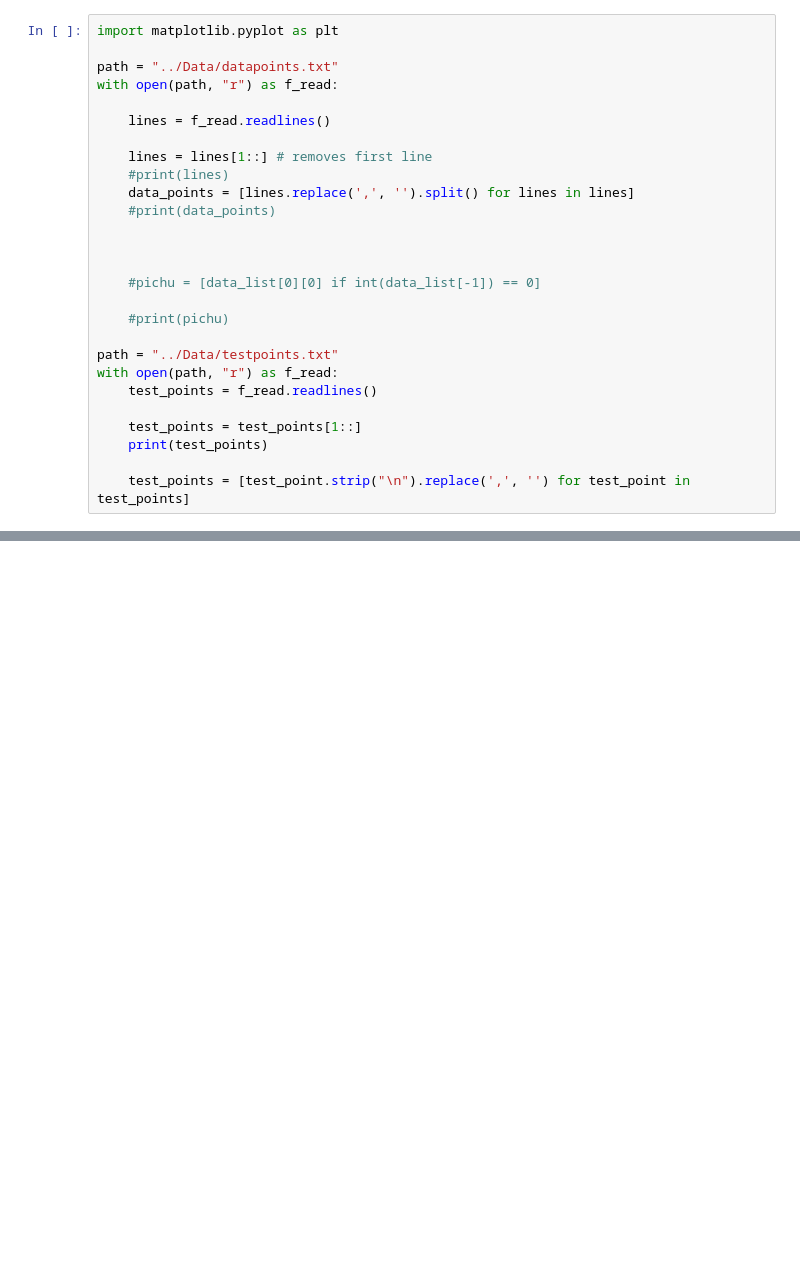
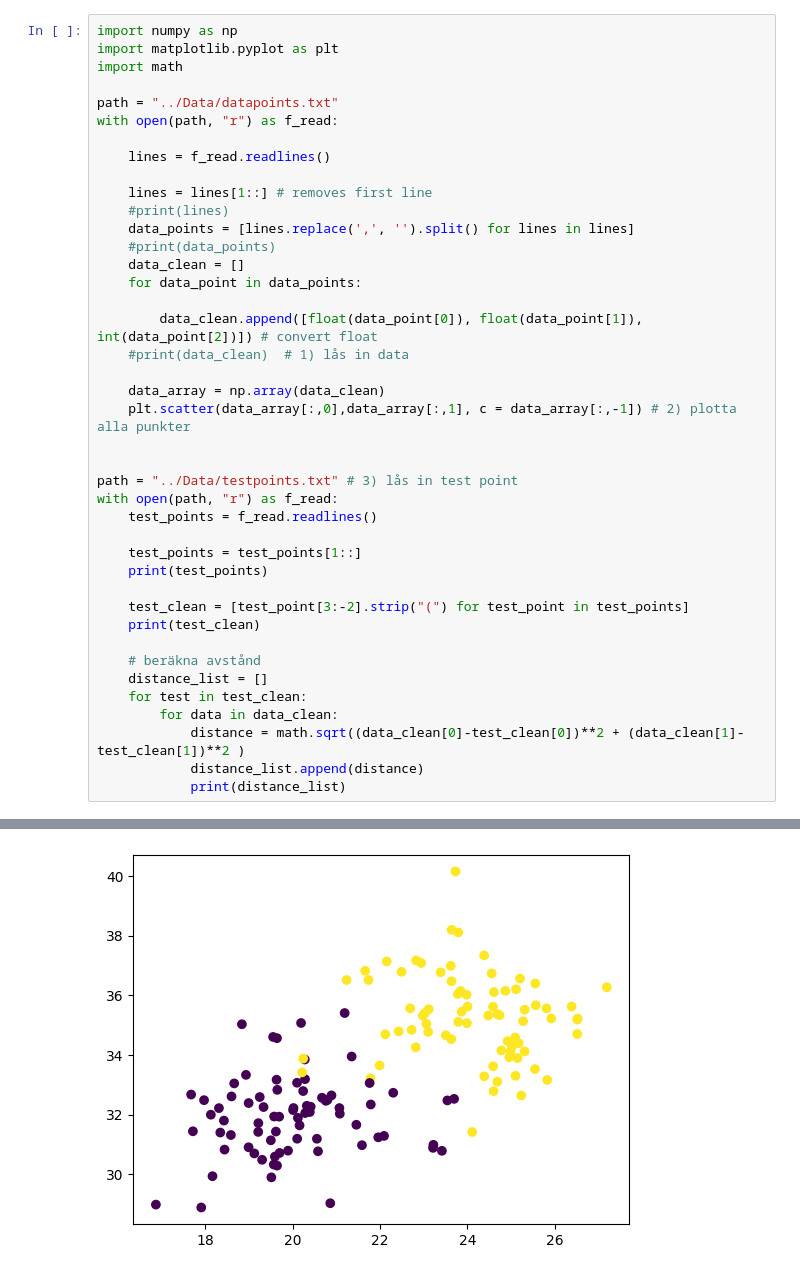
Before and after one commit to VineelaNedunuri/Python-vineela-nedunuri, a Jupyter notebook: Labs/Labb2.ipynb, the cells around one changed output, grey strips where cells are left out. Saved outputs shown, nothing was run; the diff lists cells and outputs as text; blank space fills up the shorter version.

```diff
--- a/Labs/Labb2.ipynb
+++ b/Labs/Labb2.ipynb
@@ -3,5 +3,7 @@
 # %%
+import numpy as np
 import matplotlib.pyplot as plt
+import math
 
 path = "../Data/datapoints.txt"
 with open(path, "r") as f_read:
@@ -12,20 +14,32 @@ with open(path, "r") as f_read:
     #print(lines)
     data_points = [lines.replace(',', '').split() for lines in lines]
     #print(data_points)
+    data_clean = []
+    for data_point in data_points:
+
+        data_clean.append([float(data_point[0]), float(data_point[1]), int(data_point[2])]) # convert float
+    #print(data_clean)  # 1) lås in data
+
+    data_array = np.array(data_clean)
+    plt.scatter(data_array[:,0],data_array[:,1], c = data_array[:,-1]) # 2) plotta alla punkter
 
 
-
-    #pichu = [data_list[0][0] if int(data_list[-1]) == 0]
-
-    #print(pichu)
-
-path = "../Data/testpoints.txt"
+path = "../Data/testpoints.txt" # 3) lås in test point
 with open(path, "r") as f_read:
     test_points = f_read.readlines()
 
     test_points = test_points[1::]
     print(test_points)
 
-    test_points = [test_point.strip("\n").replace(',', '') for test_point in test_points]
+    test_clean = [test_point[3:-2].strip("(") for test_point in test_points]
+    print(test_clean)
+
+    # beräkna avstånd
+    distance_list = []
+    for test in test_clean:
+        for data in data_clean:
+            distance = math.sqrt((data_clean[0]-test_clean[0])**2 + (data_clean[1]-test_clean[1])**2 )
+            distance_list.append(distance)
+            print(distance_list)
 # %% [output]
 ['1. (25, 32)\n', '2. (24.2, 31.5)\n', '3. (22, 34)\n', '4. (20.5, 34)\n']
@@ -31,0 +48 @@ with open(path, "r") as f_read:
+[figure, added]
```
Also changed, not shown: parts of 8 cells of this notebook.
